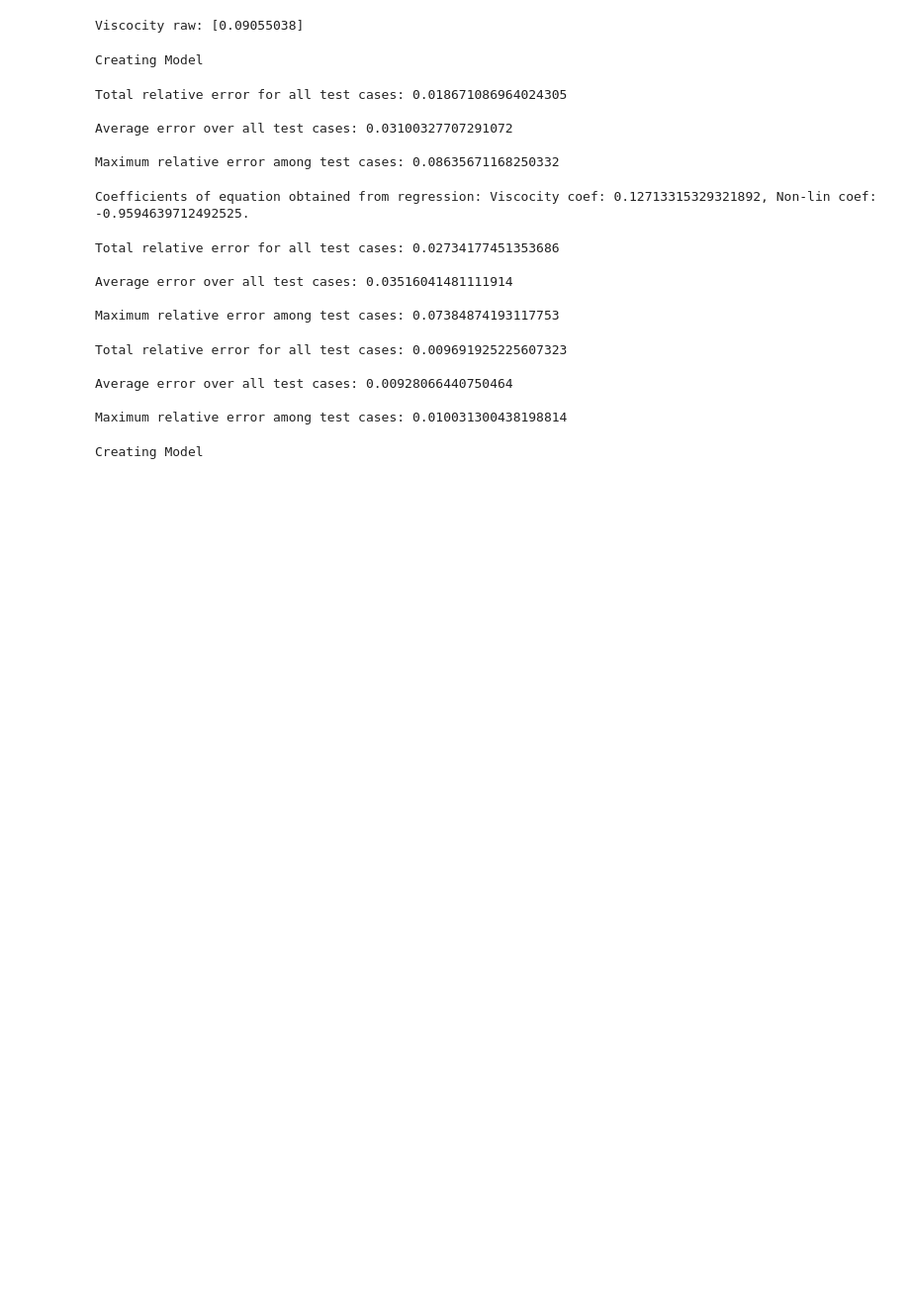
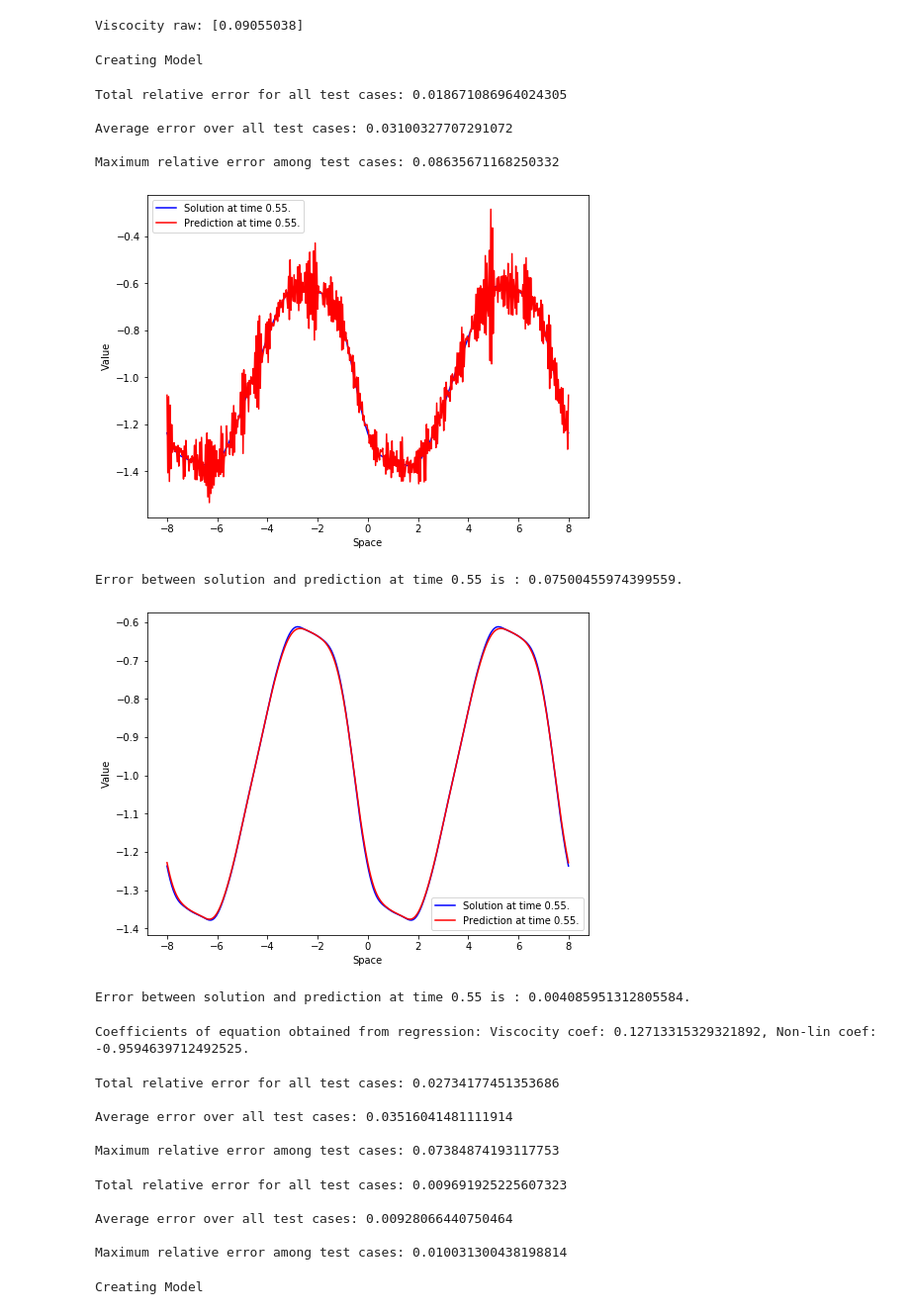
Before and after one commit to andrisger/Feature-Engineering-with-Regularity-Structures, a Jupyter notebook: Burgers_Numerics.ipynb, the cells around one changed output. Shown at 99% size. Cells and saved outputs as stored; diff of their text form; code cells hidden in the pictures; blank space fills up the shorter version.

```diff
--- a/Burgers_Numerics.ipynb
+++ b/Burgers_Numerics.ipynb
@@ -136,7 +133,7 @@ def Euler_training(Solution, T, X, train, num):
 
     dt, dx = T[1]-T[0], X[1]-X[0]
 
-    IC = np.array([Solution[u, i, :] for u in train for i in range(len(T)-1)])
+    IC = np.array([Solution[u,i,:] for u in train for i in range(len(T)-1)])
     IC_x = np.array([SPDE().discrete_diff(ic, N = len(X), flatten=True, higher = False)/dx for ic in IC])
     Non_lin1 = IC*IC_x
 
@@ -163,7 +160,7 @@ def Euler(start, Solution, Prediction, T, X, test, train, num, eps, higher = Fal
         IC[train] = np.array([Solution[t, start, :] for t in train])
         IC[test] = experiment.cut_off(Prediction[start].T)
     else:
-        IC = experiment_n.cut_off(Prediction[start].T)
+        IC = experiment.cut_off(Prediction[start].T)
 
     IC_x = np.array([SPDE().discrete_diff(IC[i], N = len(X), flatten=True, higher = False)/dx for i in range(l)])
 
@@ -187,20 +184,36 @@ def Euler(start, Solution, Prediction, T, X, test, train, num, eps, higher = Fal
 num = 0
 dummy_interval = [1,2,3]
 
-experiment_e = IML(Burgers, eps = 0.1 R, 3, 3.5, 1)
+experiment_e = IML(Burgers, Rule = R, eps = 0.1, height = 3, deg = 2.5, X = X, T = T)
 experiment_e.set_train_test(test = test)
 experiment_e.trees = [(k,i) for k in range(2*num+1) for i in dummy_interval]
 experiment_e.initialize_Predictions()
 
-experiment_e.M_train = Euler_training(Burgers_true, T, X, experiment_e.train, num, higher)
+experiment_e.M_train = Euler_training(Burgers, T, X, experiment_e.train, num)
 
 experiment_e.fit_training_model()
 
+
+
 for i in range(0,15):
     experiment_e.M_test.append(Euler(i*experiment_e.step, experiment_e.Sol, experiment_e.Pred,
-                                  experiment_e.T, experiment_e.X, experiment_e.test, [], num, 1, higher))
+                                  experiment_e.T, experiment_e.X, experiment_e.test, [], num, 1))
+
     experiment_e.predict_with_fitted(i, experiment_e.M_test[-1], experiment_e.Pred, experiment_e.T, experiment_e.X,
                                      experiment_e.trees, experiment_e.test, experiment_e.train)
+# %%
+# Comparison of predictions for Euler's algorithm and Algorithm 2
+
+Prediction_e = experiment_e.to_df_list()
+
+k, t = 1, 11
+show.time_comparison(k, t, Burgers_true, Prediction_e, title = False)
+show.time_comparison(k, t, Burgers_true, Prediction, title = False)
+# %% [output]
+[figure, added]
+Error between solution and prediction at time 0.55 is : 0.07500455974399559.
+[figure, added]
+Error between solution and prediction at time 0.55 is : 0.004085951312805584.
 # %%
 # PDE-FIND to learn coefficients of equation
 
```
Also changed, not shown: parts of 3 cells of this notebook.
